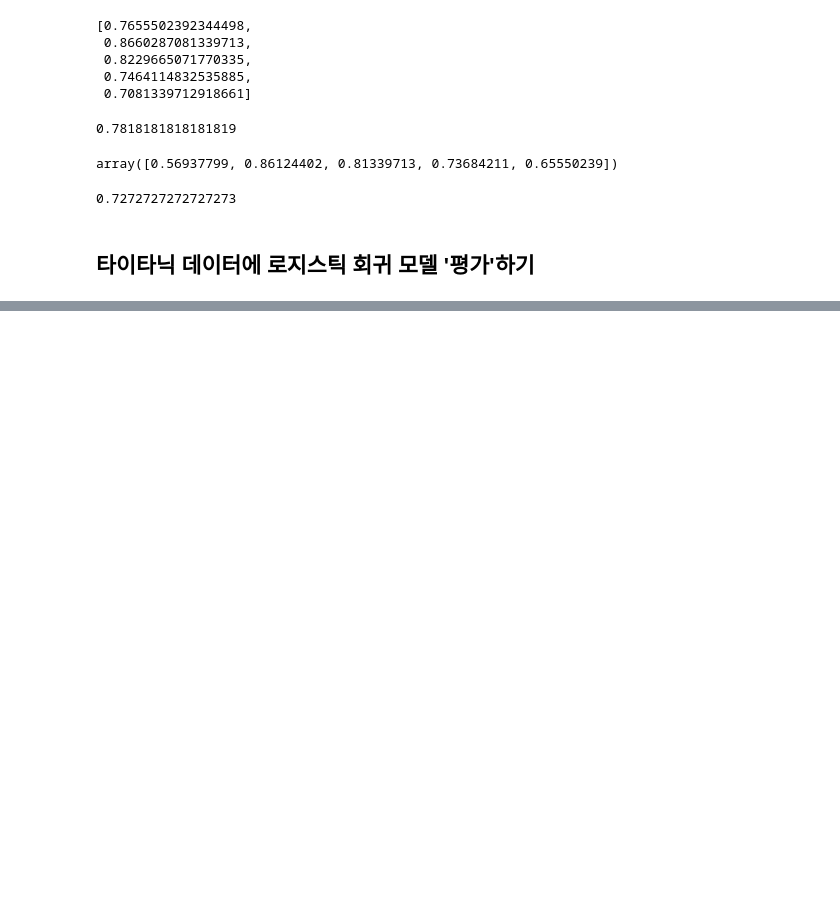
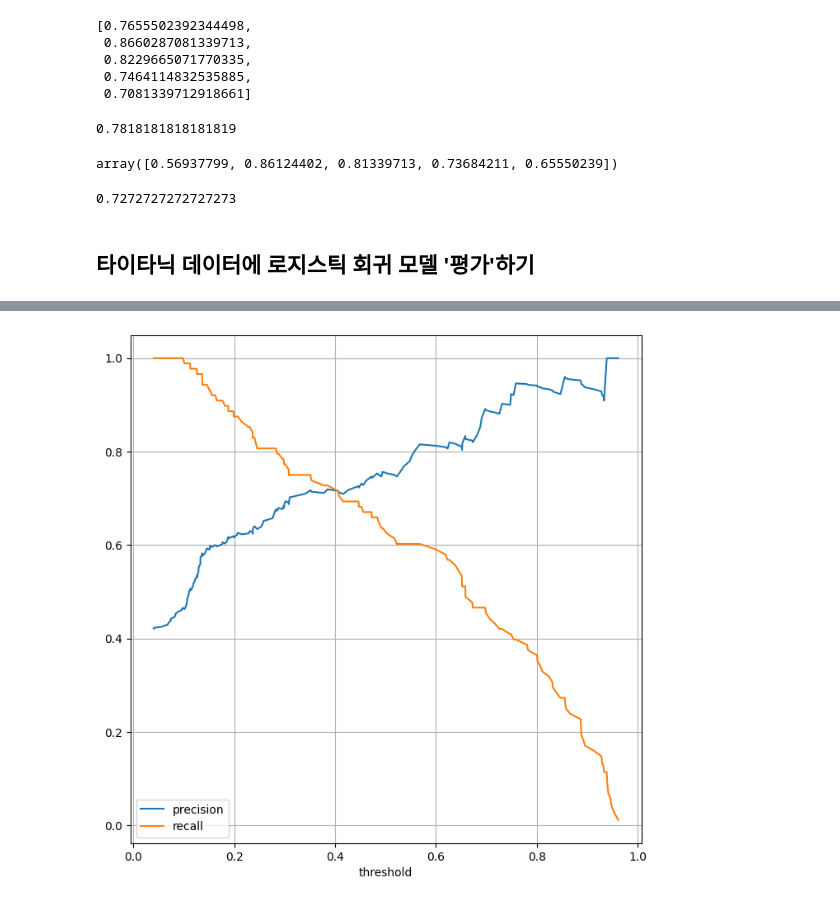
Before and after one commit to HongYehee/machine-learning-practice, a Jupyter notebook: week10/verification_evaluation.ipynb, the cells around one changed output, grey strips where cells are left out. Saved outputs shown, nothing was run; the diff lists cells and outputs as text; code cells hidden in the pictures; blank space fills up the shorter version.

```diff
--- a/week10/verification_evaluation.ipynb
+++ b/week10/verification_evaluation.ipynb
@@ -179,0 +285,15 @@ np.mean(scores)
+# %%
+# precision recall 커브 곡선
+from sklearn.metrics import precision_recall_curve
+
+precision, recall, threshold = precision_recall_curve(y_test, pred_proba_1)
+
+plt.figure(figsize=(8, 8))
+plt.plot(threshold, precision[:len(threshold)], label='precision')
+plt.plot(threshold, recall[:len(threshold)], label='recall')
+plt.legend()
+plt.grid()
+plt.xlabel('threshold')
+plt.show()
+# %% [output]
+[figure, added]
```
Also changed, not shown: parts of 8 cells of this notebook.
